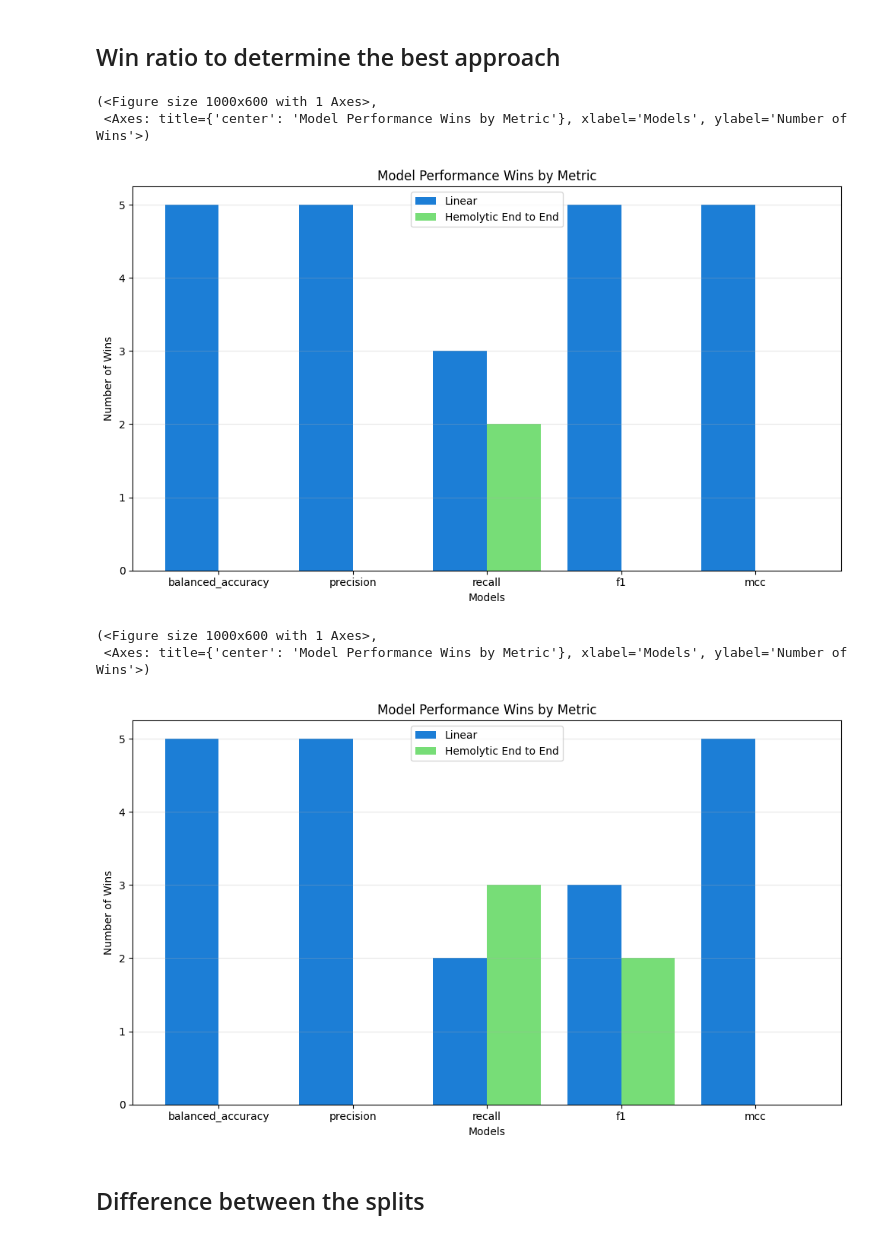
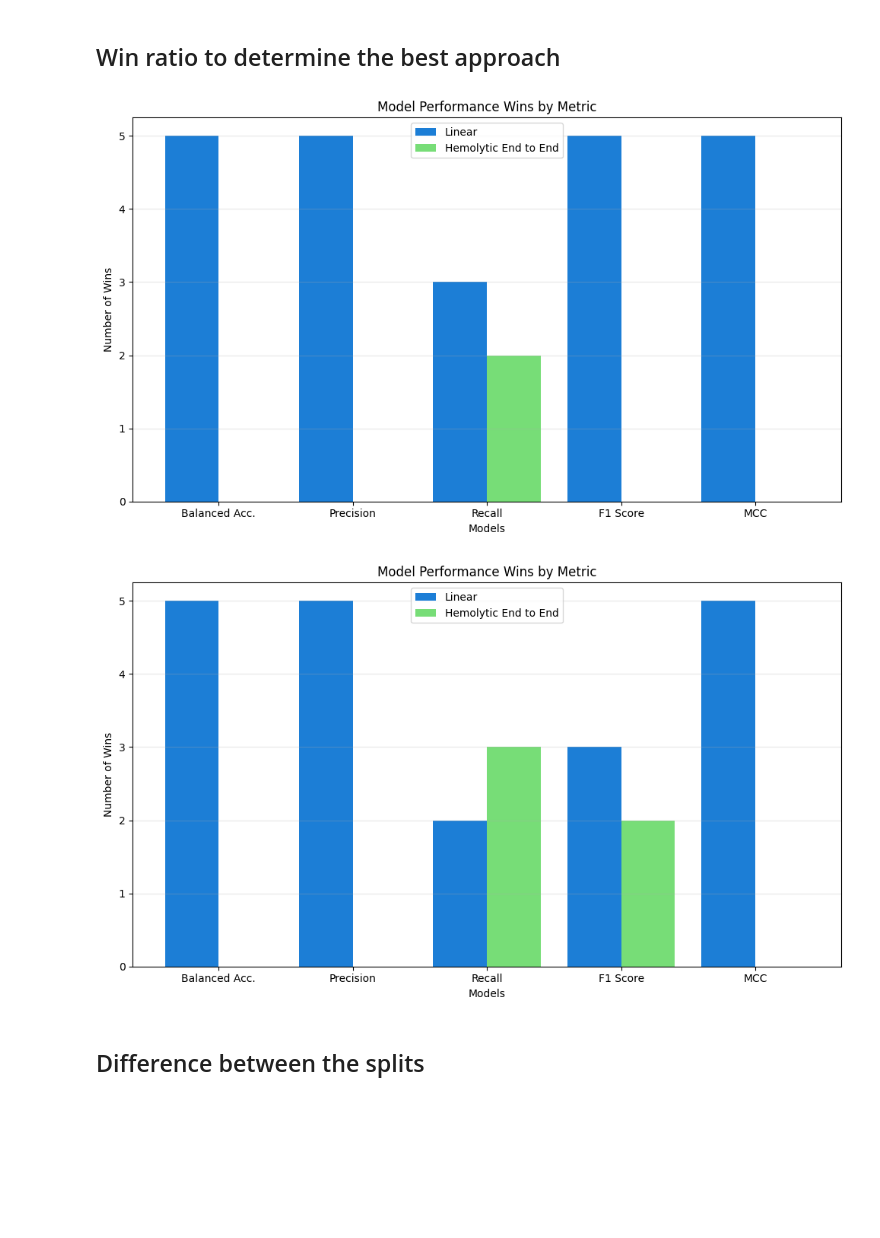
Before and after one commit to anthol42/QMAP, a Jupyter notebook: projects/full_hemolytic.ipynb, the cells around one changed output. Cells and saved outputs as stored; diff of their text form; code cells hidden in the pictures; blank space fills up the shorter version.

```diff
--- a/projects/full_hemolytic.ipynb
+++ b/projects/full_hemolytic.ipynb
@@ -138,7 +139,7 @@ plot_all_metrics(["balanced_accuracy", 'precision', 'recall', 'f1', 'mcc'], 60)
 # %% [markdown]
 ## Win ratio to determine the best approach
 # %%
-def plot_wins(metrics, threshold, direction):
+def plot_wins(metrics, threshold, direction, alias: list[str] = None):
     """
     Plot the number of wins for each model for every metric at a given threshold.
     Args:
@@ -192,7 +193,7 @@ def plot_wins(metrics, threshold, direction):
 
     # Set x-tick positions to center of each group and add model names
     ax.set_xticks(x_positions + bar_width / 2)
-    ax.set_xticklabels(metrics)
+    ax.set_xticklabels(alias or metrics)
 
     # Add legend
     ax.legend()
@@ -202,17 +203,15 @@ def plot_wins(metrics, threshold, direction):
     plt.tight_layout()
     return fig, ax
 # %%
-plot_wins(["balanced_accuracy", 'precision', 'recall', 'f1', 'mcc'], 55, 'max')
+plot_wins(["balanced_accuracy", 'precision', 'recall', 'f1', 'mcc'], 55, 'max', ['Balanced Acc.', 'Precision', 'Recall', 'F1 Score', 'MCC'])
+plt.savefig("figs/hemo_wins_55.svg")
 # %% [output]
-(<Figure size 1000x600 with 1 Axes>,
- <Axes: title={'center': 'Model Performance Wins by Metric'}, xlabel='Models', ylabel='Number of Wins'>)
-[figure, old version]
+[figure, new version]
 # %%
-plot_wins(["balanced_accuracy", 'precision', 'recall', 'f1', 'mcc'], 60, 'max')
+plot_wins(["balanced_accuracy", 'precision', 'recall', 'f1', 'mcc'], 60, 'max', ['Balanced Acc.', 'Precision', 'Recall', 'F1 Score', 'MCC'])
+plt.savefig("figs/hemo_wins_60.svg")
 # %% [output]
-(<Figure size 1000x600 with 1 Axes>,
- <Axes: title={'center': 'Model Performance Wins by Metric'}, xlabel='Models', ylabel='Number of Wins'>)
-[figure, old version]
+[figure, new version]
 # %% [markdown]
 ## Difference between the splits
 # %%
```
Also changed, not shown: parts of 8 cells of this notebook, 3 other files.
